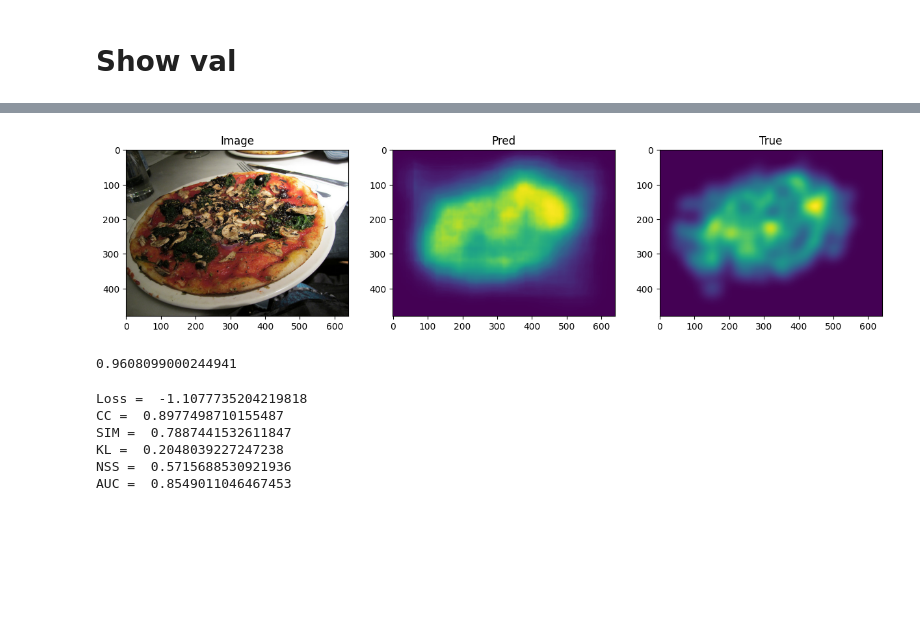
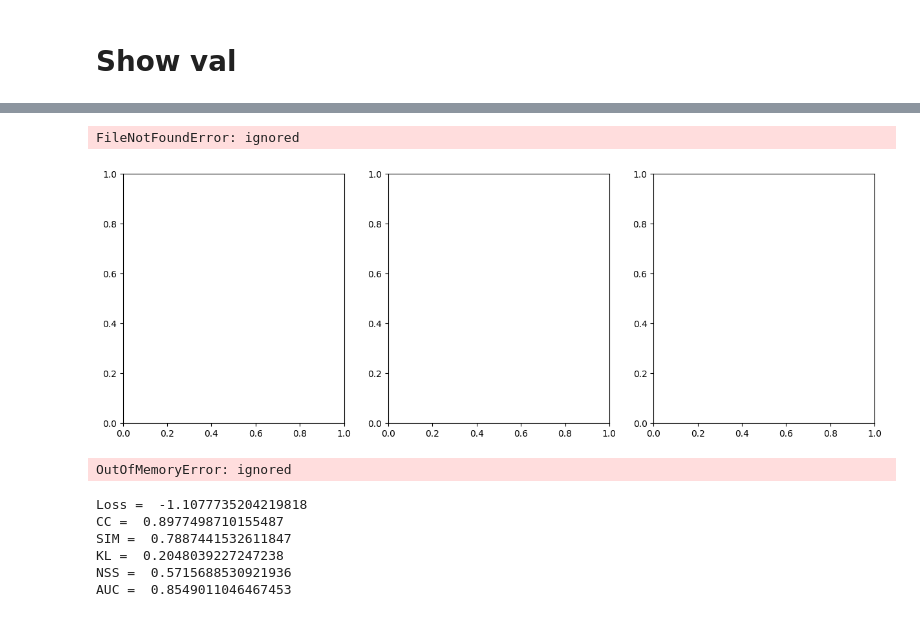
Before and after one commit to IgnatPolezhaev/MDS-ViTNet, a Jupyter notebook: TranSalNet/fine_tune&train.ipynb, the cells around one changed output, grey strips where cells are left out. Saved outputs shown, nothing was run; the diff lists cells and outputs as text; code cells hidden in the pictures; blank space fills up the shorter version.

```diff
--- a/TranSalNet/fine_tune&train.ipynb
+++ b/TranSalNet/fine_tune&train.ipynb
@@ -121,8 +98,8 @@ Name: 1, dtype: object
 {'train': 10975, 'val': 5325}
 # %%
 batch_size = 4
-shape_r = 480 #288
-shape_c = 640 #384
+shape_r = 288 #480
+shape_c = 384 #640
 
 p = 0.5
 angles = [-30, -25, -20, -15, -10, -5, 5, 10, 15, 20, 25, 30]
@@ -209,7 +185,8 @@ for epoch in range(num_epochs):
         # Iterate over data.
         for i_batch, sample_batched in tqdm(enumerate(dataloaders[phase])):
             stimuli, smap = sample_batched['image'], sample_batched['saliency']
-            stimuli, smap = stimuli.type(torch.cuda.FloatTensor), smap.type(torch.cuda.FloatTensor)
+            #stimuli, smap = stimuli.type(torch.cuda.FloatTensor), smap.type(torch.cuda.FloatTensor)
+            stimuli, smap = stimuli.type(torch.float32), smap.type(torch.float32)
             stimuli, smap = stimuli.to(device), smap.to(device)
 
             # zero the parameter gradients
@@ -251,8 +228,7 @@ for epoch in range(num_epochs):
 
         epoch_loss = running_loss / dataset_sizes[phase]
 
-        print('{} Loss: {:.4f}'.format(
-            phase, epoch_loss))
+        print('{} Loss: {:.4f}'.format(phase, epoch_loss))
 
         if phase == 'val' and epoch_loss < best_loss:
             best_loss = epoch_loss
@@ -261,12 +237,12 @@ for epoch in range(num_epochs):
         elif phase == 'val' and epoch_loss >= best_loss:
             counter += 1
             if counter == 5:
+                savepath = path_to_save + '/TranSalNet_ViT_'+str(epoch)+'.pth'
+                torch.save(model.state_dict(), savepath)
                 print('early stop!')
                 break
-    else:
-        continue
-    break
-
+            else:
+                continue
     # saving weights
     if epoch%5 == 0:
         savepath = path_to_save + '/TranSalNet_ViT_'+str(epoch)+'.pth'
@@ -275,6 +251,8 @@ for epoch in range(num_epochs):
     print()
 
 print('Best val loss: {:4f}'.format(best_loss))
+savepath = path_to_save + '/TranSalNet_ViT_'+str(epoch)+'.pth'
+torch.save(model.state_dict(), savepath)
 model.load_state_dict(best_model_wts)
 # %% [output]
 Epoch 1/30
@@ -444,40 +447,40 @@ TranSalNet_ViT_4 - +NSS loss, 5 epoch
 # %%
 import matplotlib.pyplot as plt
 import matplotlib.image as mpimg
 
-model.load_state_dict(torch.load('/content/drive/MyDrive/Eye-tracking/TranSalNet/TranSalNet_ViT_4.pth'))
+model.load_state_dict(torch.load('/content/drive/MyDrive/Eye-tracking/TranSalNet/TranSalNet_ViT_exp_1.pth'))
 #model.load_state_dict(torch.load('/content/drive/MyDrive/Eye-tracking/TranSalNet/pretrained_models/TranSalNet_Dense.pth'))
 model.eval()
 
 fig, ax = plt.subplots(nrows=1, ncols=3, figsize=(15, 5))
 
-num_pic = str('000000003192')
+num_pic = str('00000027478')
 
-img_orig = mpimg.imread('images/val/COCO_val2014_'+num_pic+'.jpg')
-img_true = mpimg.imread('/content/drive/MyDrive/Eye-tracking/TranSalNet/maps/val/COCO_val2014_'+num_pic+'.png')
-img = preprocess_img('images/val/COCO_val2014_'+num_pic+'.jpg')
+img_orig = mpimg.imread('/content/val_images/COCO_val2014_'+num_pic+'.jpg')
+img_true = mpimg.imread('/content/val_maps/COCO_val2014_'+num_pic+'.png')
+img = preprocess_img('/content/val_images/COCO_val2014_'+num_pic+'.jpg')
 img = np.array(img)/255.
 img = np.expand_dims(np.transpose(img,(2,0,1)),axis=0)
 img = torch.from_numpy(img)
 img = img.type(torch.cuda.FloatTensor).to(device)
 pred_saliency = model(img)
 toPIL = transforms.ToPILImage()
 pic = toPIL(pred_saliency.squeeze())
 
 ax[0].imshow(img_orig)
 ax[0].set_title('Image')
 ax[1].imshow(pic)
 ax[1].set_title('Pred')
 ax[2].imshow(img_true)
 ax[2].set_title('True')
 
 plt.show()
 print(AUC(pred_saliency.squeeze().detach().cpu().numpy(), img_true))
 # %% [output]
+FileNotFoundError: ignored
-[figure, old version]
+[figure, new version]
-0.9608099000244941
 # %%
-model.load_state_dict(torch.load('/content/drive/MyDrive/Eye-tracking/TranSalNet/TranSalNet_ViT_2.pth'))
+model.load_state_dict(torch.load('/content/drive/MyDrive/Eye-tracking/TranSalNet/TranSalNet_ViT_exp_1.pth'))
 model.eval()
 
 loss_fn = SaliencyLoss()
@@ -523,6 +526,8 @@ val_loss_sim = val_loss_sim / len(dataloaders['val'])
 val_loss_kldiv = val_loss_kldiv / len(dataloaders['val'])
 val_loss_nss = val_loss_nss / len(dataloaders['val'])
 val_auc = val_auc / len(dataloaders['val'])
+# %% [output]
+OutOfMemoryError: ignored
 # %%
 print('Loss = ', val_loss)
 print('CC = ', val_loss_cc)
```
Also changed, not shown: parts of 16 cells of this notebook.
